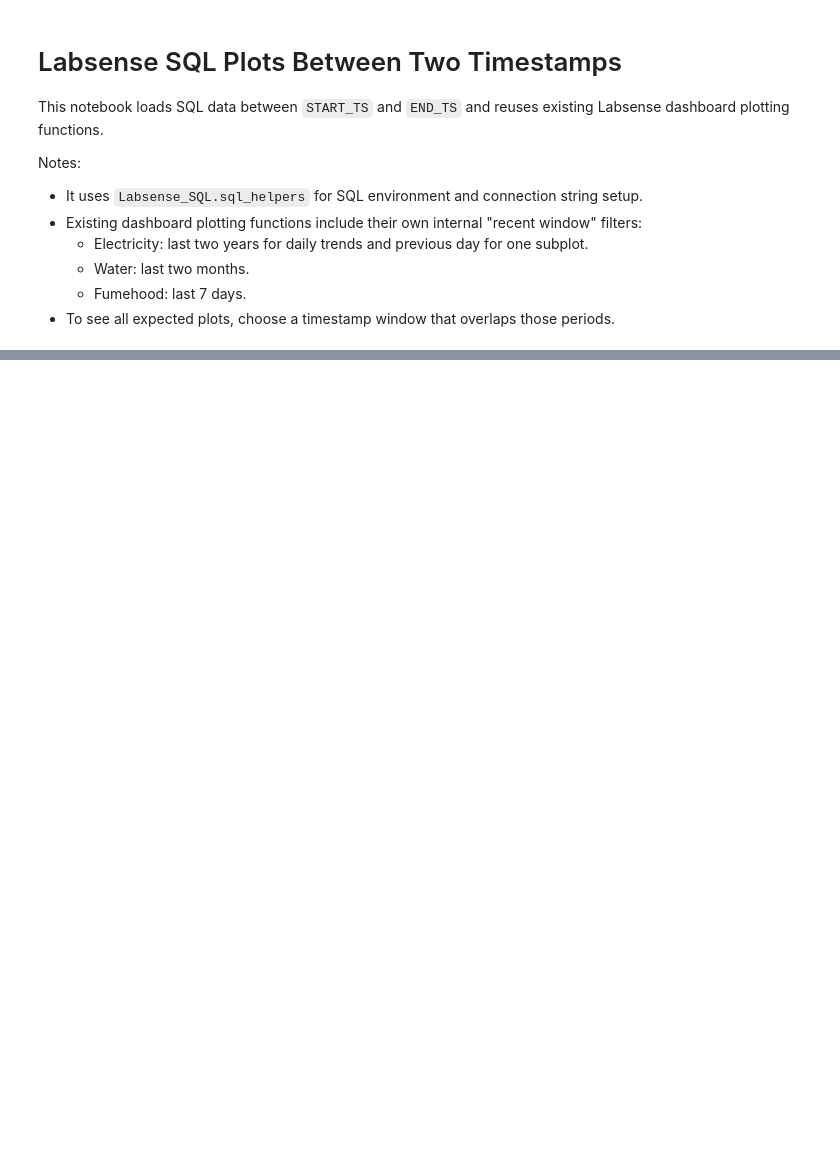
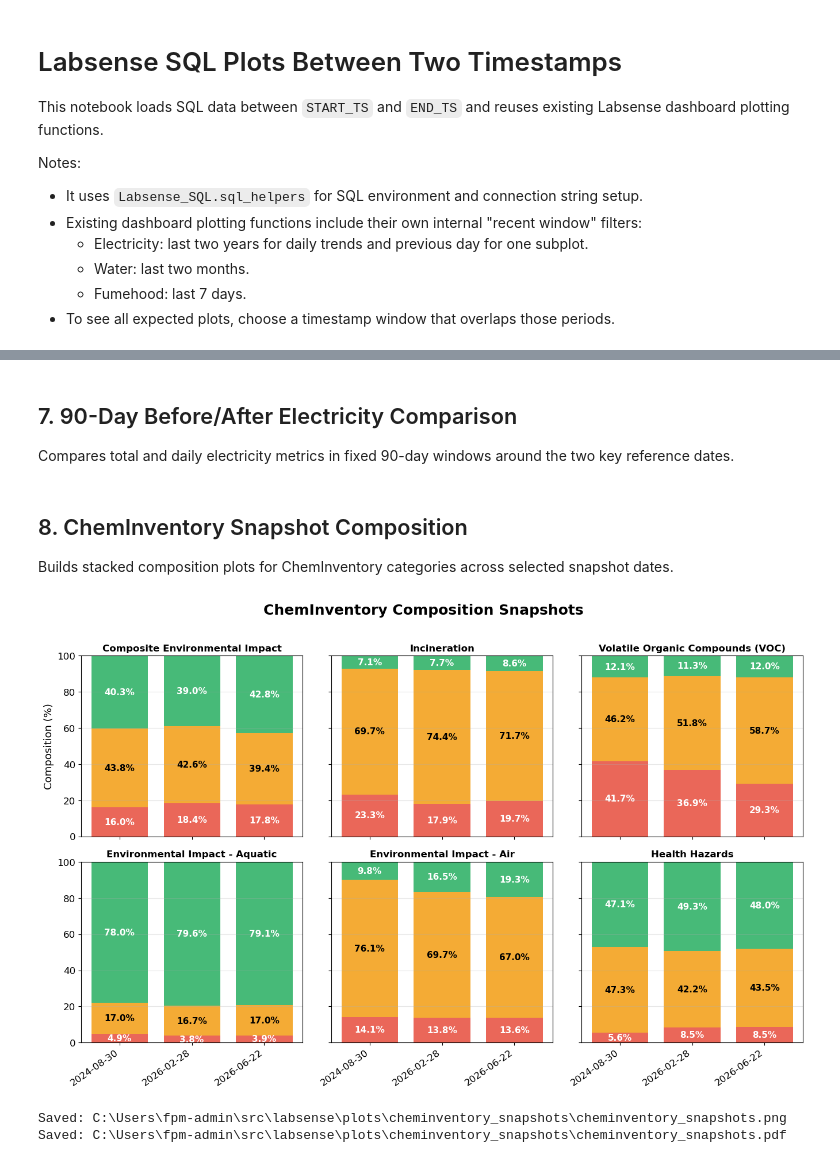
Before and after one commit to Cambridge-PAM/labsense, a Jupyter notebook: Analytics/analytics.ipynb, the cells around one changed output, grey strips where cells are left out. Drawn from its saved outputs; the diff is of its cells as text; code cells hidden in the pictures; blank space fills up the shorter version.

Commit message:
Update cheminventory plot

```diff
--- a/Analytics/analytics.ipynb
+++ b/Analytics/analytics.ipynb
@@ -695,6 +732,10 @@ for year, month in requested_months:
         print(f"\n{month_name}: no data in current two-year extract.")
     else:
         display(format_daily_table(month_df, f"Calendar month: {month_name}"))
+# %% [markdown]
+## 7. 90-Day Before/After Electricity Comparison
+
+Compares total and daily electricity metrics in fixed 90-day windows around the two key reference dates.
 # %%
 # Compare energy consumption using fixed 90-day windows around the reference dates.
 before_anchor = pd.Timestamp("2025-04-11")
@@ -776,6 +817,10 @@ if len(comparison_df) == 2 and comparison_df["total_kwh"].notna().all():
     print(f"Average daily kWh change: {avg_diff:,.2f} kWh/day ({avg_pct:.2f}%)")
 else:
     print("Comparison incomplete due to missing data in one or both windows.")
+# %% [markdown]
+## 8. ChemInventory Snapshot Composition
+
+Builds stacked composition plots for ChemInventory categories across selected snapshot dates.
 # %%
 import matplotlib.pyplot as plt
 import matplotlib.patches as mpatches
@@ -843,7 +888,7 @@ for cat in CATEGORIES:
 # --- 3x2 figure: one subplot per category ---
 n_cats = len(CATEGORIES)
 n_dates = len(CHEM_SNAPSHOT_DATES)
-bar_width = 0.55
+bar_width = 0.78
 x = list(range(n_dates))
 date_labels = [ts.strftime("%Y-%m-%d") for ts in CHEM_SNAPSHOT_DATES]
 
@@ -852,16 +897,17 @@ nrows = 2
 fig, axes = plt.subplots(
     nrows,
     ncols,
-    figsize=(4.2 * ncols, 3.8 * nrows),
+    figsize=(4.5 * ncols, 4.2 * nrows),
+    sharex=True,
     sharey=True,
     squeeze=False,
 )
 axes = axes.ravel()
 fig.suptitle(
-    "ChemInventory Composition Snapshots", fontsize=14, fontweight="bold", y=1.01
+    "ChemInventory Composition Snapshots", fontsize=18, fontweight="bold", y=1.02
 )
 
-for ax, cat in zip(axes, CATEGORIES):
+for idx, (ax, cat) in enumerate(zip(axes, CATEGORIES)):
     records = snapshots[cat]
     reds = [r["red_pct"] if r else 0.0 for r in records]
     yellows = [r["yellow_pct"] if r else 0.0 for r in records]
@@ -896,7 +942,7 @@ for ax, cat in zip(axes, CATEGORIES):
                 f"{red:.1f}%",
                 ha="center",
                 va="center",
-                fontsize=9,
+                fontsize=11,
                 color="white",
                 fontweight="bold",
             )
@@ -907,7 +953,7 @@ for ax, cat in zip(axes, CATEGORIES):
                 f"{yellow:.1f}%",
                 ha="center",
                 va="center",
-                fontsize=9,
+                fontsize=11,
                 color="black",
                 fontweight="bold",
             )
@@ -918,36 +964,44 @@ for ax, cat in zip(axes, CATEGORIES):
                 f"{green:.1f}%",
                 ha="center",
                 va="center",
-                fontsize=9,
+                fontsize=11,
                 color="white",
                 fontweight="bold",
             )
 
+    is_bottom_row = idx >= (nrows - 1) * ncols
     ax.set_title(
         CATEGORY_DISPLAY_NAMES.get(cat, cat),
-        fontsize=8.5,
+        fontsize=12,
         fontweight="bold",
         wrap=True,
     )
     ax.set_xticks(x)
-    ax.set_xticklabels(date_labels, rotation=35, ha="right", fontsize=10)
+    if is_bottom_row:
+        ax.set_xticklabels(date_labels, rotation=35, ha="right", fontsize=12)
+    else:
+        ax.tick_params(axis="x", labelbottom=False)
     ax.set_ylim(0, 100)
     ax.grid(True, axis="y", alpha=0.3)
-    ax.tick_params(axis="y", labelsize=10)
+    ax.tick_params(axis="y", labelsize=12)
 
 # Hide any unused subplot slots (if categories < 6).
 for ax in axes[n_cats:]:
     ax.axis("off")
 
-axes[0].set_ylabel("Composition (%)", fontsize=10)
+axes[0].set_ylabel("Composition (%)", fontsize=13)
 
 fig.tight_layout()
 
 out_path = CHEM_PLOT_DIR / "cheminventory_snapshots.png"
 out_pdf_path = out_path.with_suffix(".pdf")
 fig.savefig(out_path, dpi=150, bbox_inches="tight")
 fig.savefig(out_pdf_path, bbox_inches="tight")
 plt.show()
 print(f"Saved: {out_path}")
 print(f"Saved: {out_pdf_path}")
+# %% [output]
+[figure, added]
+Saved: C:\Users\fpm-admin\src\labsense\plots\cheminventory_snapshots\cheminventory_snapshots.png
+Saved: C:\Users\fpm-admin\src\labsense\plots\cheminventory_snapshots\cheminventory_snapshots.pdf
 # %% [markdown]
```
Also changed, not shown: parts of 12 cells of this notebook.
